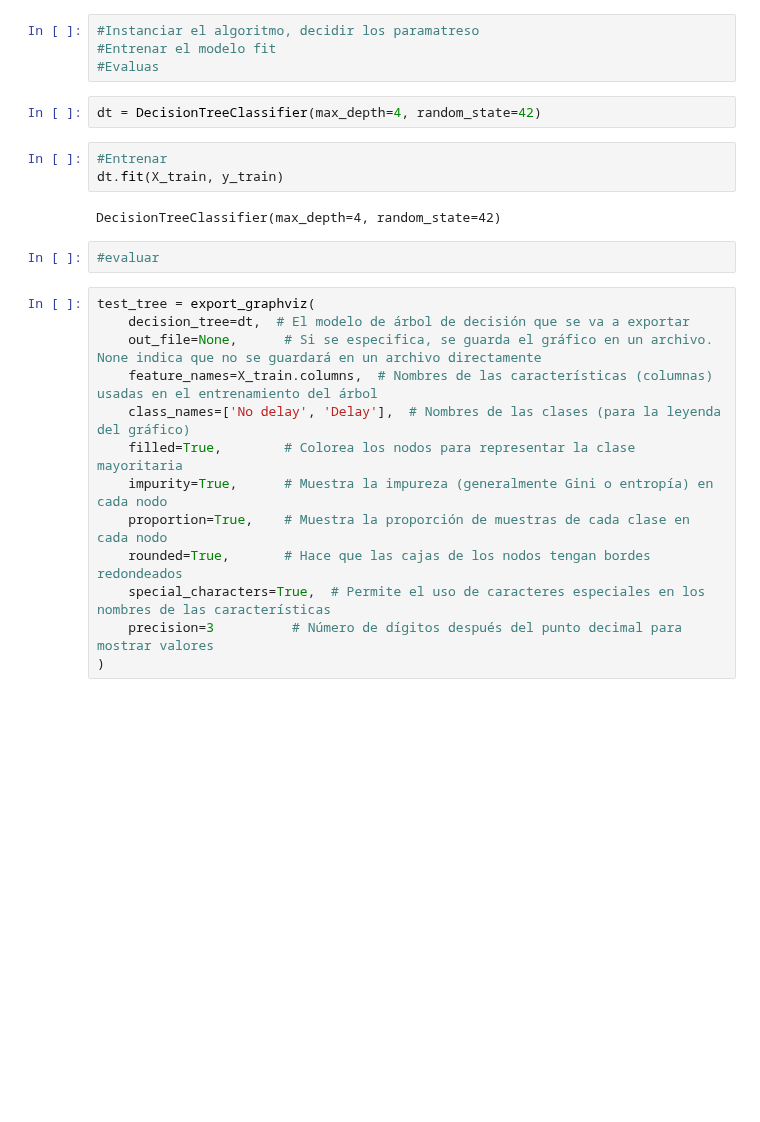
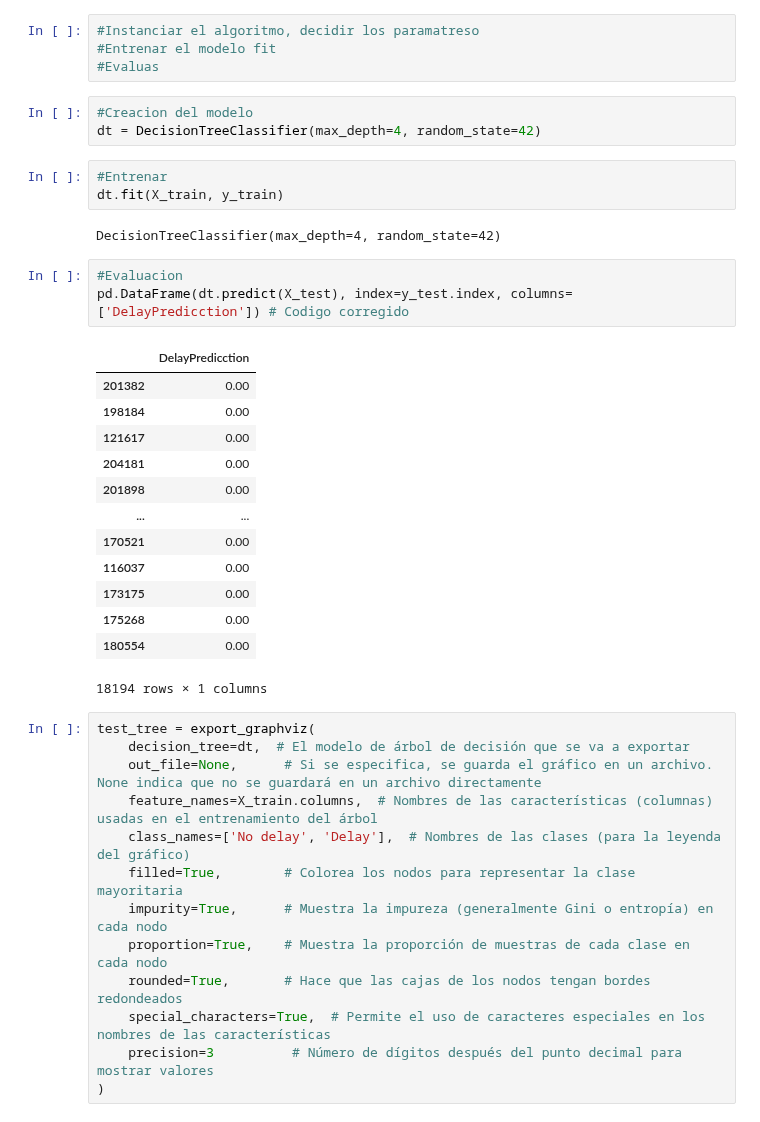
Before and after one commit to KARENCMP82/Python, a Jupyter notebook: Clasificacion_Clase.ipynb, the cells around one changed output. Saved outputs shown, nothing was run; the diff lists cells and outputs as text; blank space fills up the shorter version.

```diff
--- a/Clasificacion_Clase.ipynb
+++ b/Clasificacion_Clase.ipynb
@@ -772,14 +777,30 @@ import graphviz
 #Entrenar el modelo fit
 #Evaluas
 # %%
+#Creacion del modelo
 dt = DecisionTreeClassifier(max_depth=4, random_state=42)
 # %%
 #Entrenar
 dt.fit(X_train, y_train)
 # %% [output]
 DecisionTreeClassifier(max_depth=4, random_state=42)
-# %%
-#evaluar
+# %%
+#Evaluacion
+pd.DataFrame(dt.predict(X_test), index=y_test.index, columns=['DelayPredicction']) # Codigo corregido
+# %% [output]
+|  | DelayPredicction |
+| 201382 | 0.00 |
+| 198184 | 0.00 |
+| 121617 | 0.00 |
+| 204181 | 0.00 |
+| 201898 | 0.00 |
+| ... | ... |
+| 170521 | 0.00 |
+| 116037 | 0.00 |
+| 173175 | 0.00 |
+| 175268 | 0.00 |
+| 180554 | 0.00 |
+18194 rows × 1 columns
 # %%
 test_tree = export_graphviz(
     decision_tree=dt,  # El modelo de árbol de decisión que se va a exportar
```
Also changed, not shown: parts of 2 cells of this notebook.
